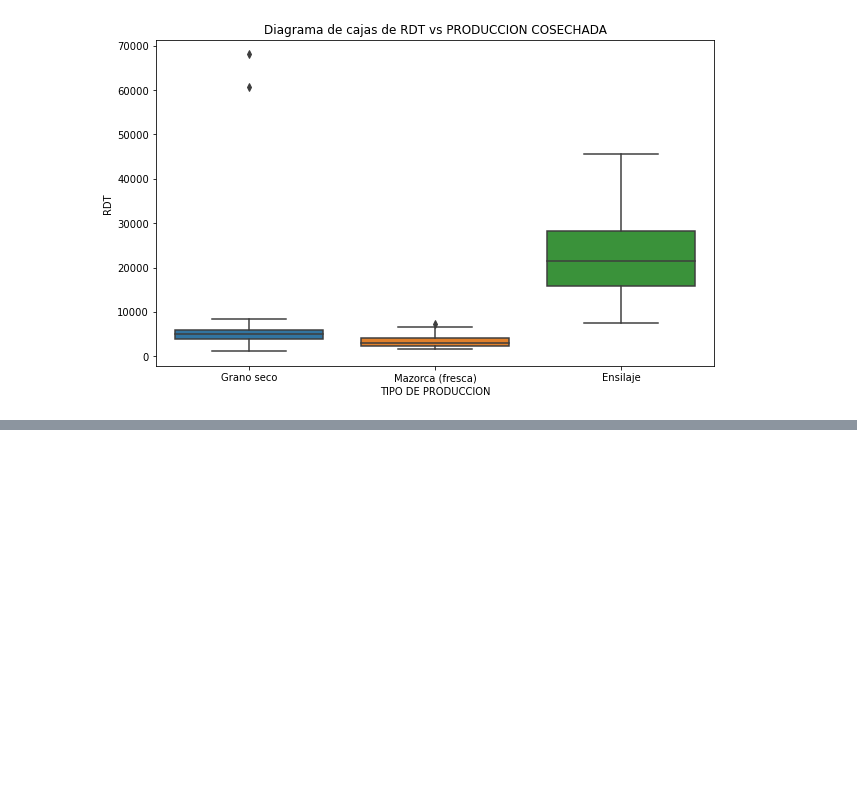
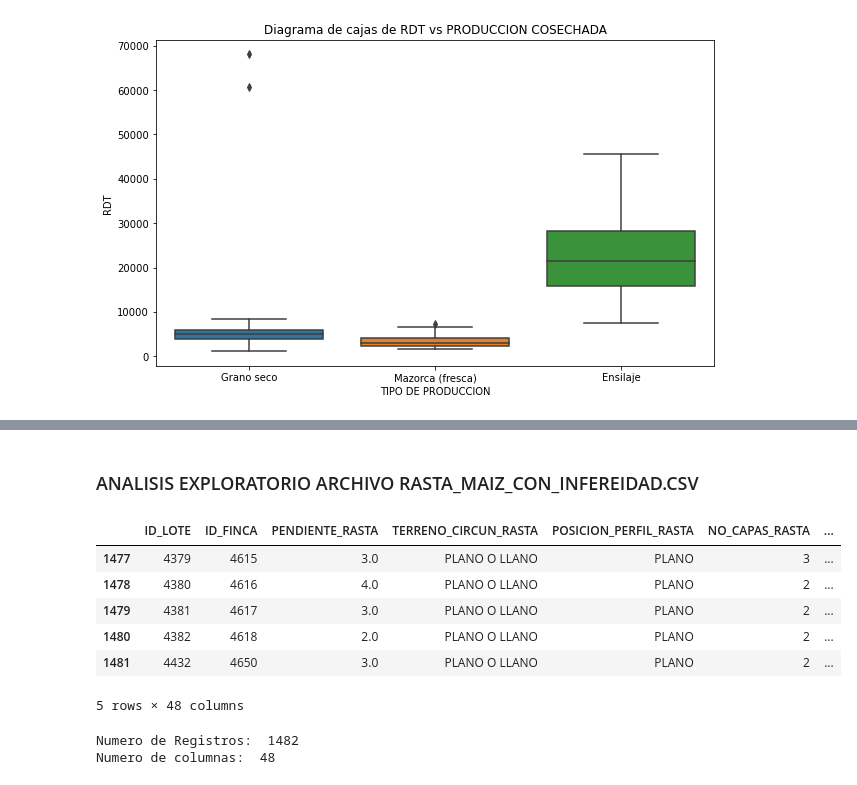
Before and after one commit to GermanMoran/TesisMaestria, a Jupyter notebook: codigos/EDA_CIAT_FENALCE.ipynb, the cells around one changed output, grey strips where cells are left out. Cells and saved outputs as stored; diff of their text form; code cells hidden in the pictures; blank space fills up the shorter version.

Commit message:
Analisis exploratorio de datos , nulos y falores faltantes

```diff
--- a/codigos/EDA_CIAT_FENALCE.ipynb
+++ b/codigos/EDA_CIAT_FENALCE.ipynb
@@ -9,3 +9,4 @@ import pandas as pd
 import numpy as np
 import matplotlib.pyplot as plt
 import seaborn as sns
+pd.options.display.max_columns = None
@@ -202,0 +147,22 @@ df1_ProductionsEvents.head(5)
+# %% [markdown]
+### ANALISIS EXPLORATORIO ARCHIVO RASTA_MAIZ_CON_INFEREIDAD.CSV
+# %%
+# Se carga el archivo
+rasta_maiz_inferida = pd.read_csv("../Datos/rasta_maiz_con_inferidas.csv",sep=',', encoding = "ISO-8859-1")
+rasta_maiz_inferida.tail(5)
+# %% [output]
+|  | ID_LOTE | ID_FINCA | PENDIENTE_RASTA | TERRENO_CIRCUN_RASTA | POSICION_PERFIL_RASTA | NO_CAPAS_RASTA | ... |
+| 1477 | 4379 | 4615 | 3.0 | PLANO O LLANO | PLANO | 3 | ... |
+| 1478 | 4380 | 4616 | 4.0 | PLANO O LLANO | PLANO | 2 | ... |
+| 1479 | 4381 | 4617 | 3.0 | PLANO O LLANO | PLANO | 2 | ... |
+| 1480 | 4382 | 4618 | 2.0 | PLANO O LLANO | PLANO | 2 | ... |
+| 1481 | 4432 | 4650 | 3.0 | PLANO O LLANO | PLANO | 2 | ... |
+5 rows × 48 columns
+# %%
+# Numero de columnas del datase
+
+print("Numero de Registros: ",rasta_maiz_inferida.shape[0])
+print("Numero de columnas: ",rasta_maiz_inferida.shape[1])
+# %% [output]
+Numero de Registros:  1482
+Numero de columnas:  48
```
Also changed, not shown: parts of 16 cells of this notebook, 3 other files.
